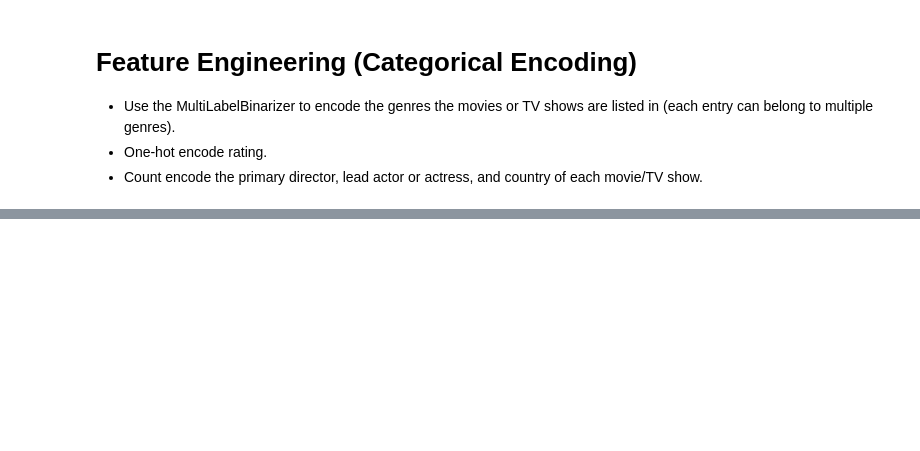
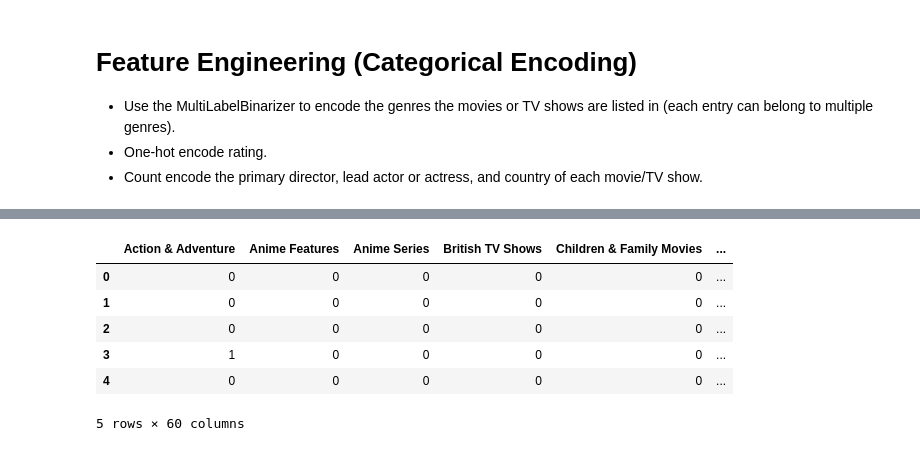
Before and after one commit to akashbhor1356/NETFLIX-MOVIES-AND-TV-SHOWS-CLUSTERING, a Jupyter notebook: NETFLIX_MOVIES_AND_TV_SHOWS_CLUSTERING.ipynb, the cells around one changed output, grey strips where cells are left out. Saved outputs shown, nothing was run; the diff lists cells and outputs as text; code cells hidden in the pictures; blank space fills up the shorter version.

```diff
--- a/NETFLIX_MOVIES_AND_TV_SHOWS_CLUSTERING.ipynb
+++ b/NETFLIX_MOVIES_AND_TV_SHOWS_CLUSTERING.ipynb
@@ -438,0 +458,22 @@ mlb_df = mlb_df.join(OH_rating)
+# %%
+import category_encoders as ce
+
+# Create the count encoder
+count_enc = ce.CountEncoder()
+
+# Count encode director, cast, and country columns
+count_encoded = count_enc.fit_transform(mlb_df[['director','cast','country']])
+
+# Rename the columns with the _count suffix, and join to dataframe
+netflix_encoded_df = mlb_df.join(count_encoded.add_suffix("_count"))
+# %%
+netflix_encoded_df = netflix_encoded_df.drop(['type','title','director','cast','country','rating','description'], axis=1)
+netflix_encoded_df.head()
+# %% [output]
+|  | Action & Adventure | Anime Features | Anime Series | British TV Shows | Children & Family Movies | ... |
+| 0 | 0 | 0 | 0 | 0 | 0 | ... |
+| 1 | 0 | 0 | 0 | 0 | 0 | ... |
+| 2 | 0 | 0 | 0 | 0 | 0 | ... |
+| 3 | 1 | 0 | 0 | 0 | 0 | ... |
+| 4 | 0 | 0 | 0 | 0 | 0 | ... |
+5 rows × 60 columns
```
Also changed, not shown: parts of 1 cell of this notebook.
